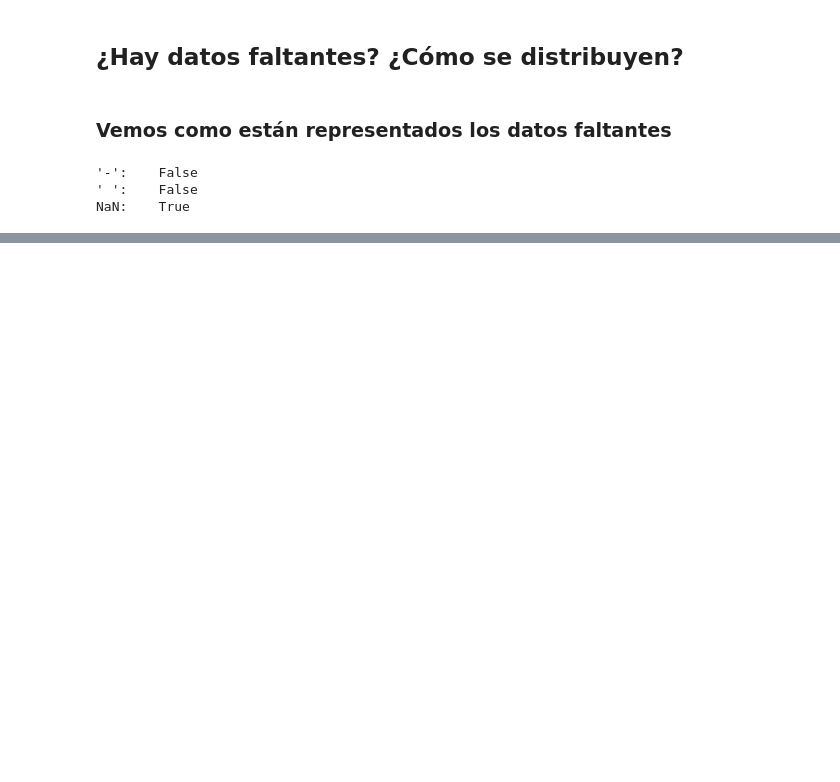
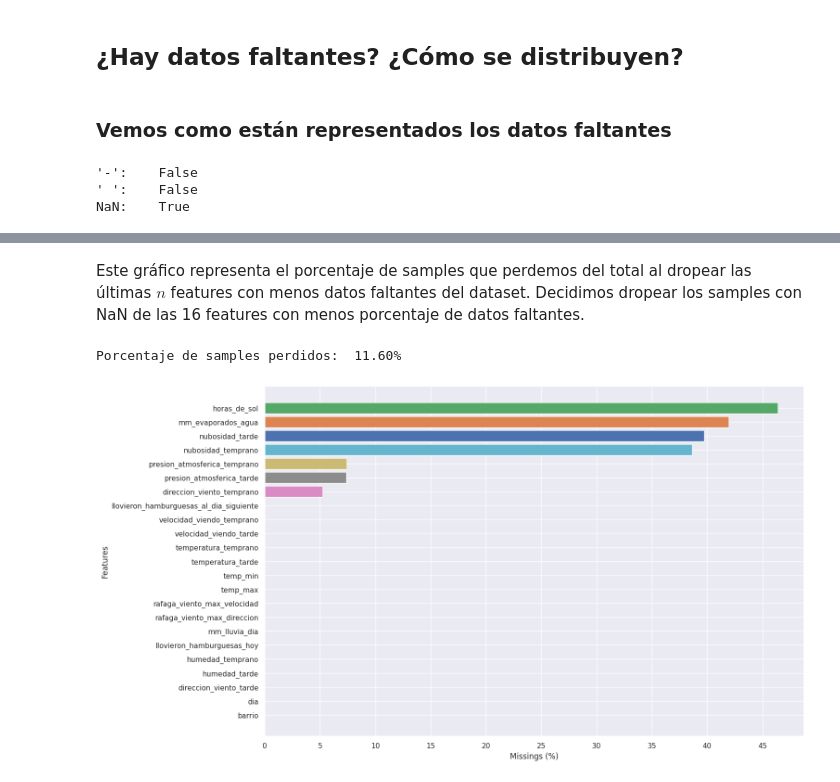
Before and after one commit to fdelu/orga-de-datos, a Jupyter notebook: TP1.ipynb, the cells around one changed output, grey strips where cells are left out. Drawn from its saved outputs; the diff is of its cells as text; code cells hidden in the pictures; blank space fills up the shorter version.

```diff
--- a/TP1.ipynb
+++ b/TP1.ipynb
@@ -86,0 +130,10 @@ NaN:    True
+# %% [markdown]
+Este gráfico representa el porcentaje de samples que perdemos del total al dropear las últimas $n$ features con menos datos faltantes del dataset.
+Decidimos dropear los samples con NaN de las 16 features con menos porcentaje de datos faltantes.
+# %%
+print(f"Porcentaje de samples perdidos: {y[15] : .2f}%")
+df = df_original.loc[df_original[features_ord[:16]].dropna().index]
+plot_missings(df)
+# %% [output]
+Porcentaje de samples perdidos:  11.60%
+[figure, added]
```
Also changed, not shown: parts of 17 cells of this notebook.
